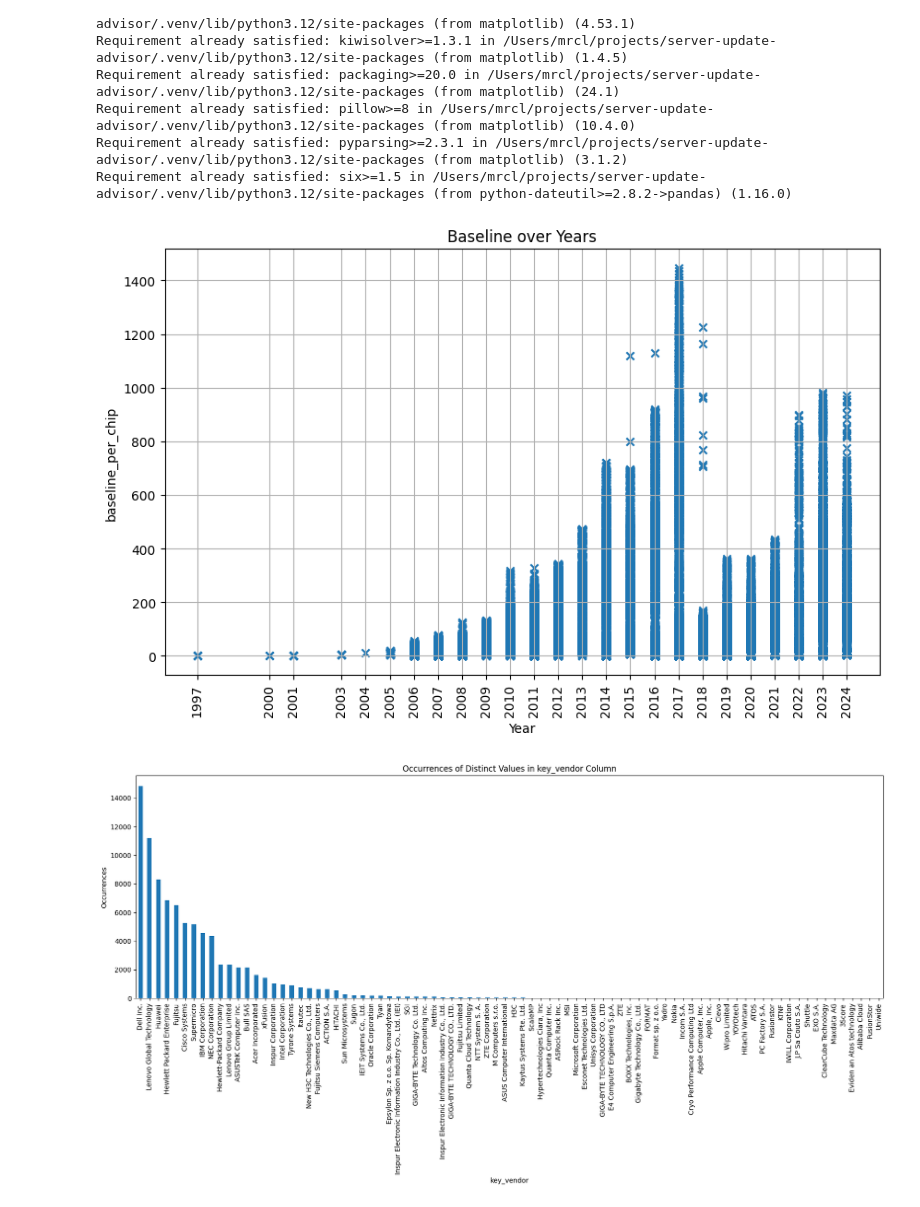
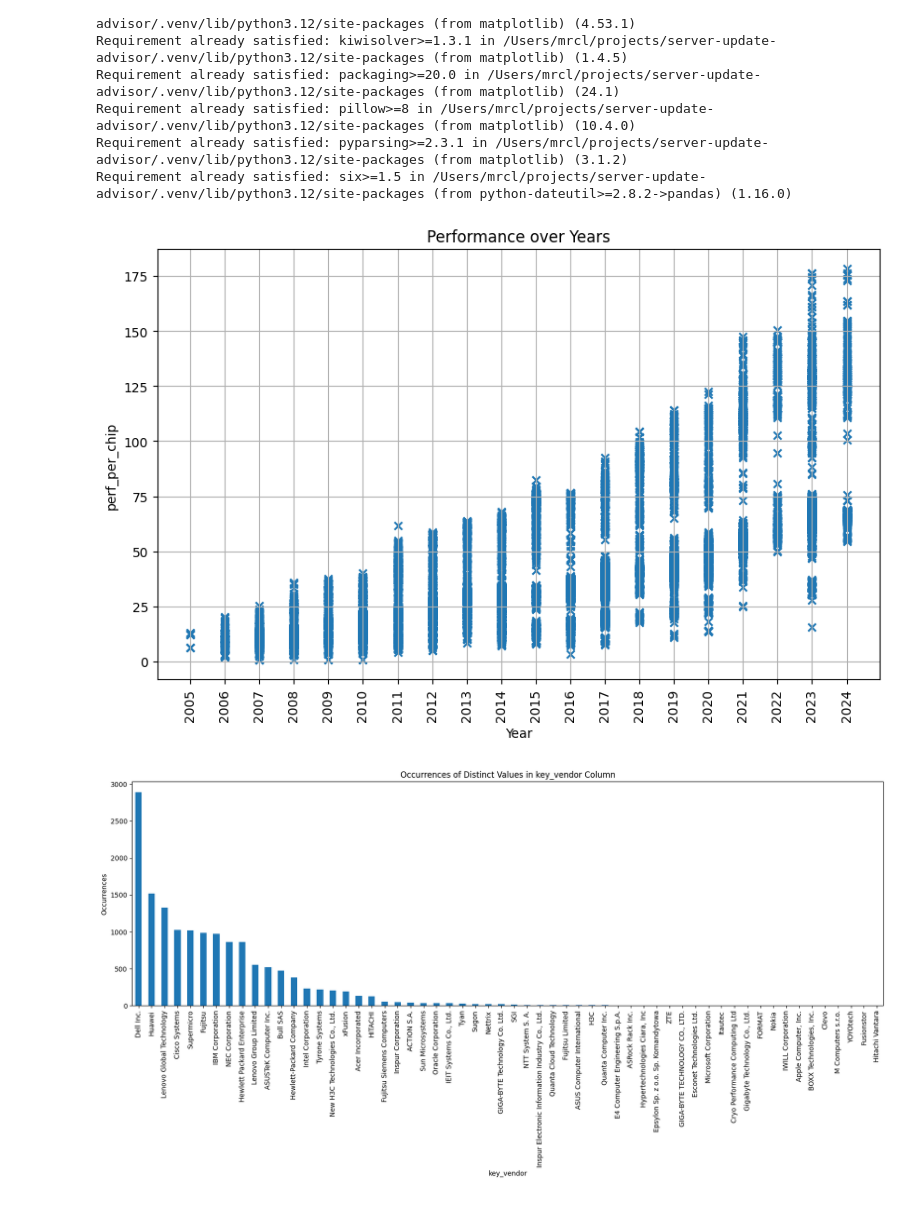
Before and after one commit to hpides/server-buy-advisor, a Jupyter notebook: notebooks/spec.ipynb, the cells around one changed output. Cells and saved outputs as stored; diff of their text form; code cells hidden in the pictures.

```diff
--- a/notebooks/spec.ipynb
+++ b/notebooks/spec.ipynb
@@ -10,35 +10,41 @@ key_vendor = "Hardware Vendor\t"
 key_system = "System"
 key_processor = "Processor "
 
-file_combined_path = '../spec-cpu2006-2017.csv'
+file_combined_path = '../spec-cint2006-2017.csv'
 
 if os.path.exists(file_combined_path):
     df = pd.read_csv(file_combined_path)
 else:
     # Load data from the first CSV file
-    file1_path = '../spec-cpu2006-results-20240723-164205.csv'
+    file1_path = '../spec-cint2006-results-20240730-120726.csv'
     if os.path.exists(file1_path):
         data1 = pd.read_csv(file1_path)
     else:
         raise FileNotFoundError(f"The file {file1_path} does not exist.")
 
     # Load data from the second CSV file
-    file2_path = '../spec-cpu2017-results-20240723-171407.csv'
+    file2_path = '../spec-cint2017-results-20240730-120816.csv'
     if os.path.exists(file2_path):
         data2 = pd.read_csv(file2_path)
     else:
         raise FileNotFoundError(f"The file {file2_path} does not exist.")
 
     # Add a column to each dataframe to label the source
-    data1['Source'] = 'cpu2006'
-    data2['Source'] = 'cpu2017'
-    data2['Baseline'] = data2['Base Result'] #/ 9
+    data1['Source'] = 'cint2006'
+    data2['Source'] = 'cint2017'
+    # 2006 columns: 'Result' 'Baseline'
+    # 2017 columns: 'Result' 'Baseline'
+    data1['perf'] = data1['Result']
+    data2['perf'] = data2['Result'] * 9
 
     # Concatenate the dataframes
     df = pd.concat([data1, data2], ignore_index=True)
+    df = df[df["HW Avail"].notna()]
     df["hw_avail_year"] = df["HW Avail"].str.split('-').str[1].astype(int)
-    df["baseline_per_chip"] = df["Baseline"] / df["# Chips "]
-    df["baseline_per_core"] = df["Baseline"] / df["# Cores"]
+    df["perf_per_chip"] = df["perf"] / df["# Chips"]
+    # Filter out 0 values
+    df = df[df["perf"] != 0]
+    # df["baseline_per_core"] = df["Baseline"] / df["# Cores"]
     df.to_csv(file_combined_path, index=False)
 
 # con = duckdb.connect("../spec.db")
@@ -64,23 +70,23 @@ Requirement already satisfied: six>=1.5 in /Users/mrcl/projects/server-update-ad
 # %%
 plt.close('all')
 # display(df)
 plt.figure(figsize=(10, 6))
 # y_val = 'Baseline'
-y_val = 'baseline_per_chip'
+y_val = 'perf_per_chip'
 #y_val = 'baseline_per_core'
 plt.scatter(
     df['hw_avail_year'],
     df[y_val],
     marker='x')
 plt.xlabel('Year')
 plt.ylabel(y_val)
-plt.title('Baseline over Years')
+plt.title('Performance over Years')
 plt.xticks(ticks=df['hw_avail_year'].unique(), rotation=90)
 plt.grid(True)
 plt.show()
 plt.close()
 # %% [output]
-[figure, old version]
+[figure, new version]
 # %%
 # Count the occurrences of each distinct value in the "key_vendor" column
 value_counts = df[key_vendor].value_counts()
@@ -94,5 +100,5 @@ plt.ylabel('Occurrences')
 plt.xticks(rotation=90)
 plt.show()
 # %% [output]
-[figure, old version]
+[figure, new version]
 # %%
```
Also changed, not shown: parts of 3 cells of this notebook, 6 other files.
